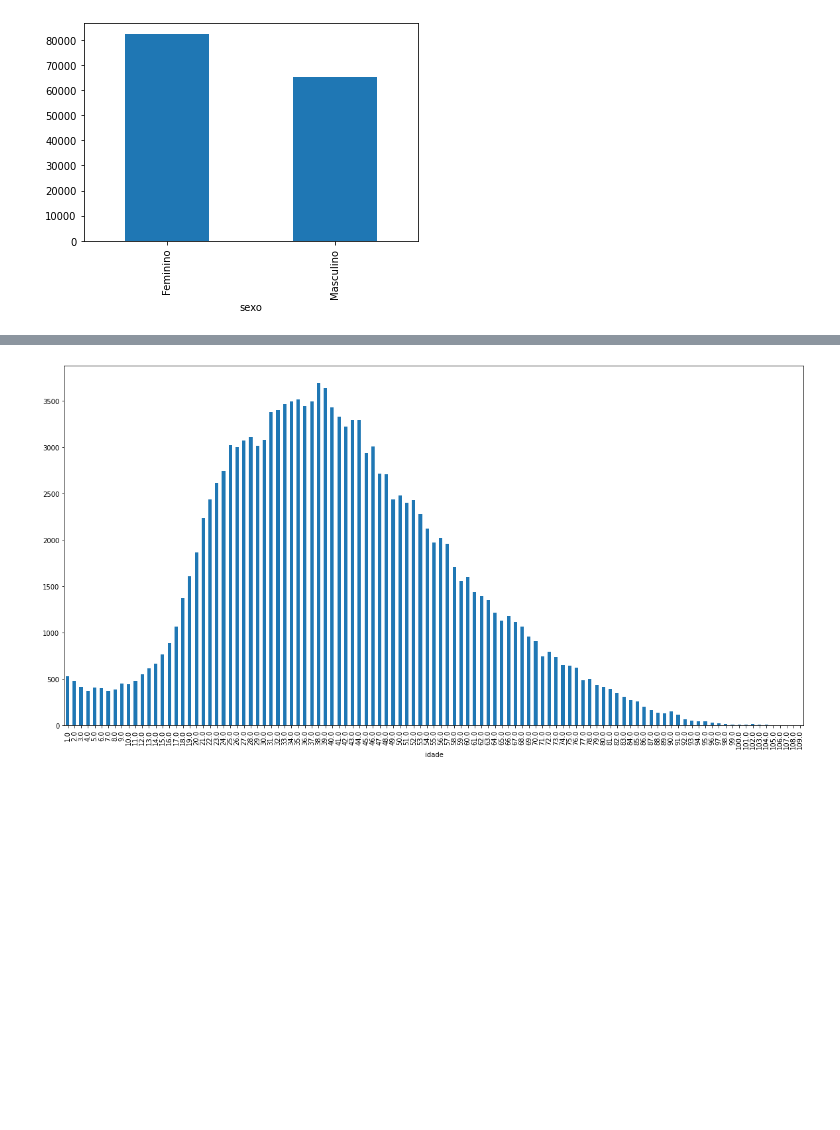
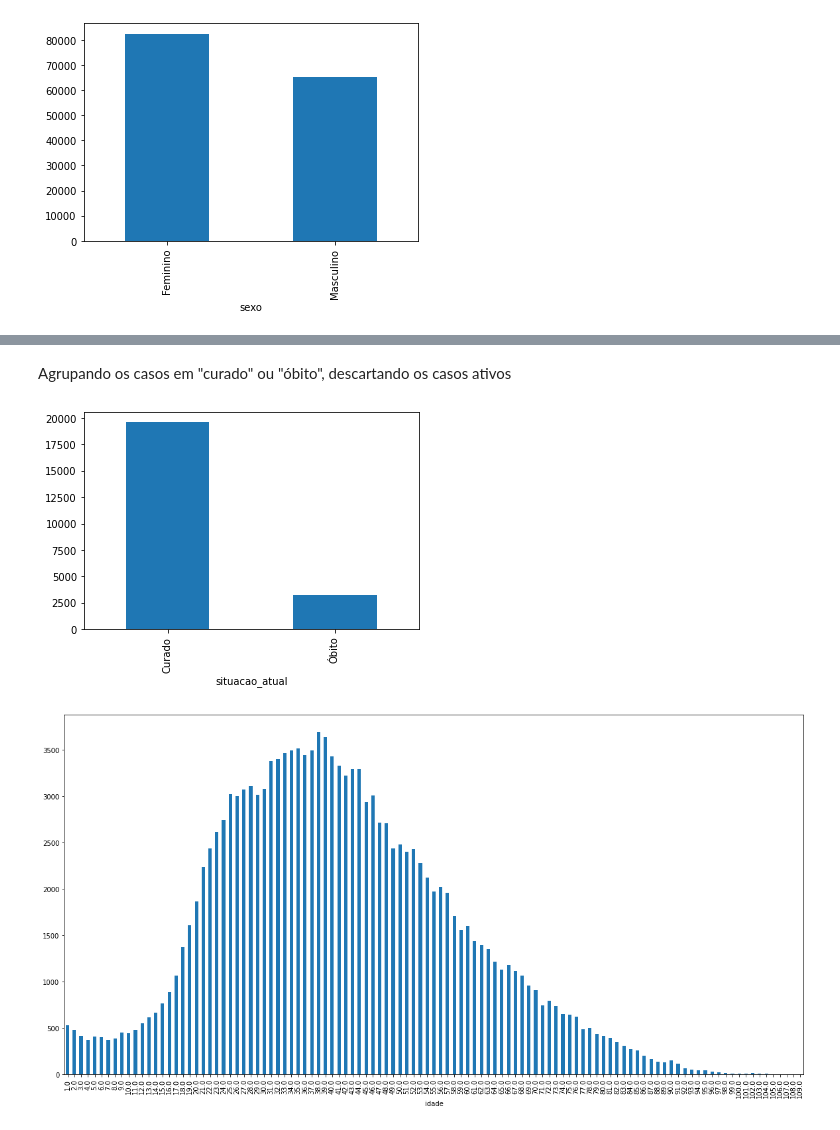
Before and after one commit to kevinwsbr/data-science, a Jupyter notebook: project/Project.ipynb, the cells around one changed output, grey strips where cells are left out. Saved outputs shown, nothing was run; the diff lists cells and outputs as text; code cells hidden in the pictures; blank space fills up the shorter version.

```diff
--- a/project/Project.ipynb
+++ b/project/Project.ipynb
@@ -104,3 +108,18 @@ plt.show()
+# %% [markdown]
+Agrupando os casos em "curado" ou "óbito", descartando os casos ativos
+# %%
+
+data.loc[data['situacao_atual'] == 'Alta Hospitalar', 'situacao_atual'] = "Curado"
+data.loc[data['situacao_atual'] == 'Alta Médica', 'situacao_atual'] = "Curado"
+data.loc[data['situacao_atual'] == 'Encerramento do Isolamento Domiciliar', 'situacao_atual'] = "Curado"
+
+data = data[(data['situacao_atual'] == 'Curado') | (data['situacao_atual']=='Óbito')]
+
+actual_situation = data.groupby(['situacao_atual']).size()
+actual_situation.plot.bar()
+plt.show()
+# %% [output]
+[figure, added]
 # %%
 # exibindo as ocorrências por idade
 ages.plot.bar(figsize=(20,10))
```
Also changed, not shown: parts of 29 cells of this notebook.
